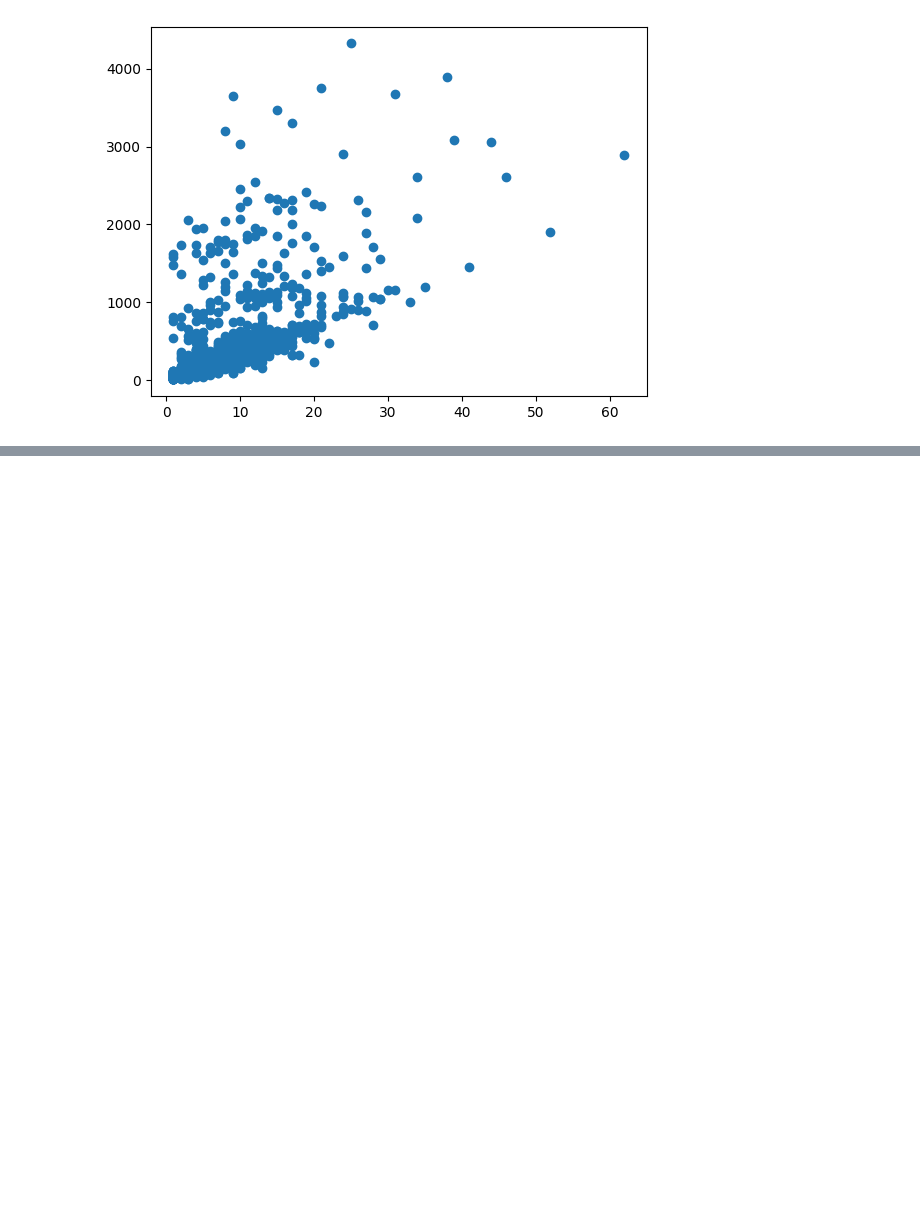
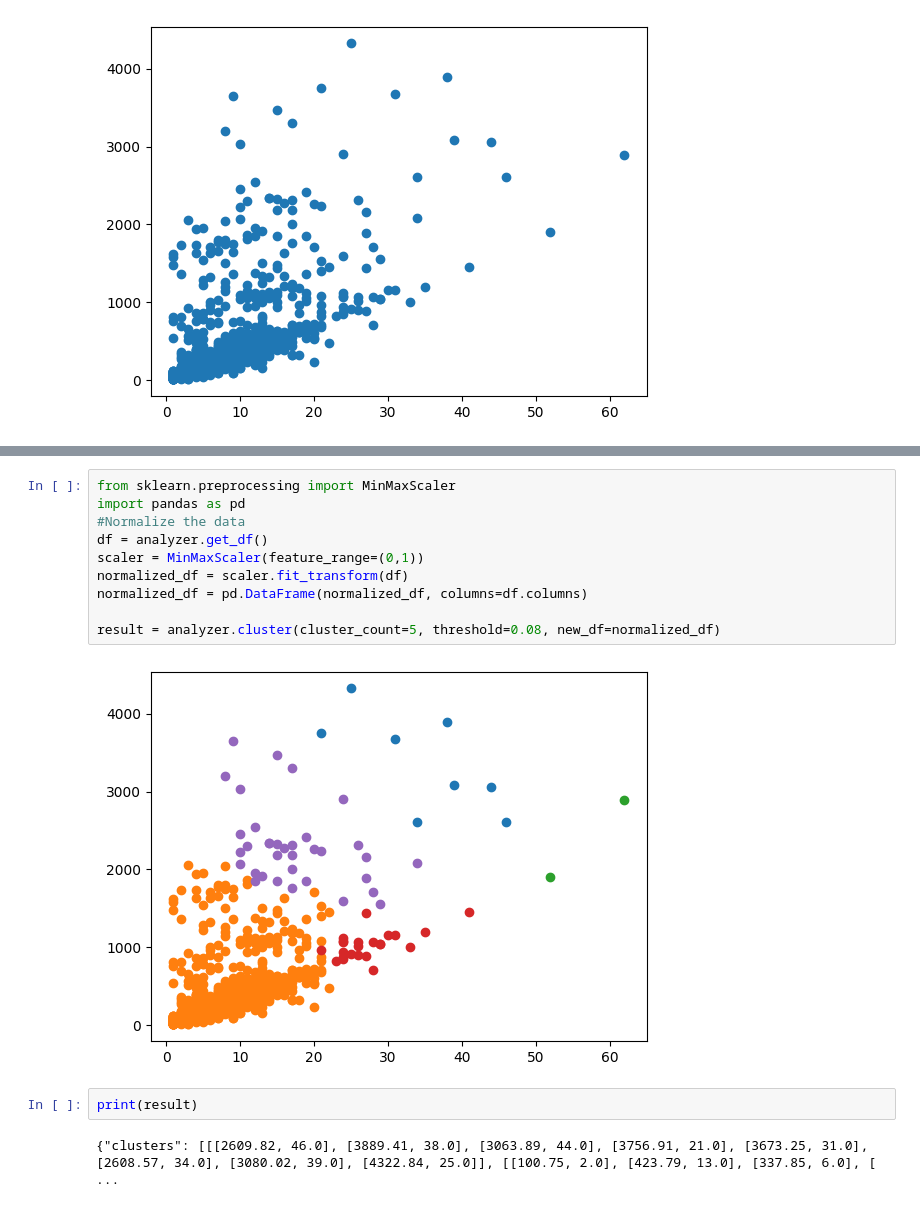
Before and after one commit to xMort/gdc-jupyter, a Jupyter notebook: templates/cluster.ipynb, the cells around one changed output, grey strips where cells are left out. Saved outputs shown, nothing was run; the diff lists cells and outputs as text; blank space fills up the shorter version.

```diff
--- a/templates/cluster.ipynb
+++ b/templates/cluster.ipynb
@@ -12,0 +13,16 @@ analyzer.cluster(3)
+# %%
+from sklearn.preprocessing import MinMaxScaler
+import pandas as pd
+#Normalize the data
+df = analyzer.get_df()
+scaler = MinMaxScaler(feature_range=(0,1))
+normalized_df = scaler.fit_transform(df)
+normalized_df = pd.DataFrame(normalized_df, columns=df.columns)
+
+result = analyzer.cluster(cluster_count=5, threshold=0.08, new_df=normalized_df)
+# %% [output]
+[figure, added]
+# %%
+print(result)
+# %% [output]
+{"clusters": [[[2609.82, 46.0], [3889.41, 38.0], [3063.89, 44.0], [3756.91, 21.0], [3673.25, 31.0], [2608.57, 34.0], [3080.02, 39.0], [4322.84, 25.0]], [[100.75, 2.0], [423.79, 13.0], [337.85, 6.0], [ ...
```
Also changed, not shown: parts of 2 cells of this notebook, 2 other files.
